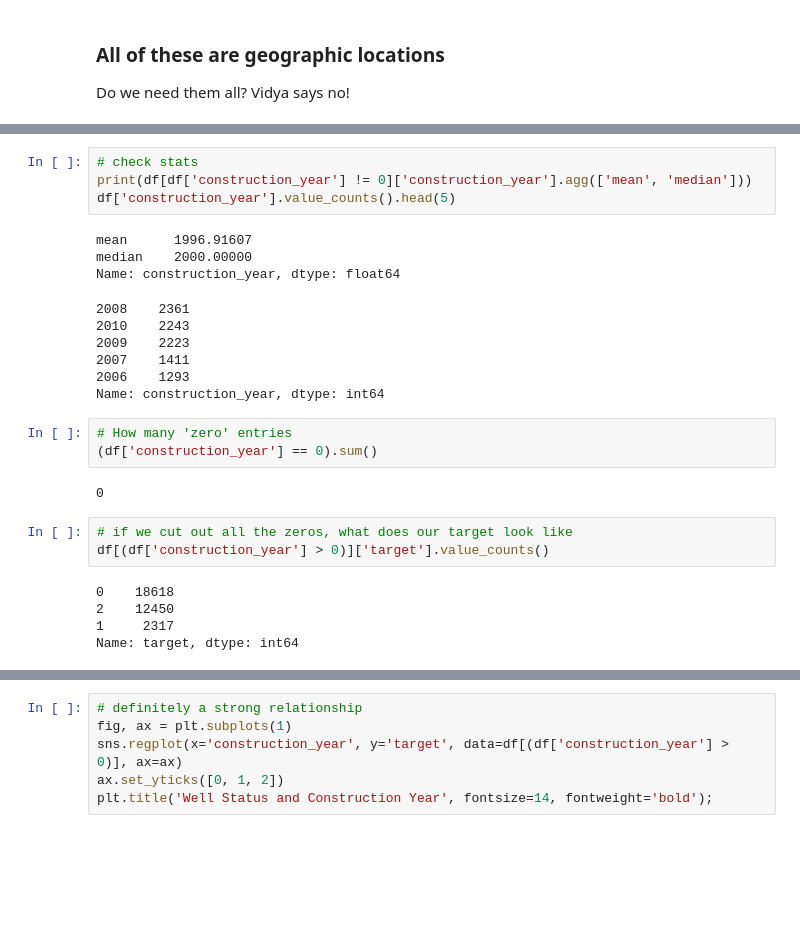
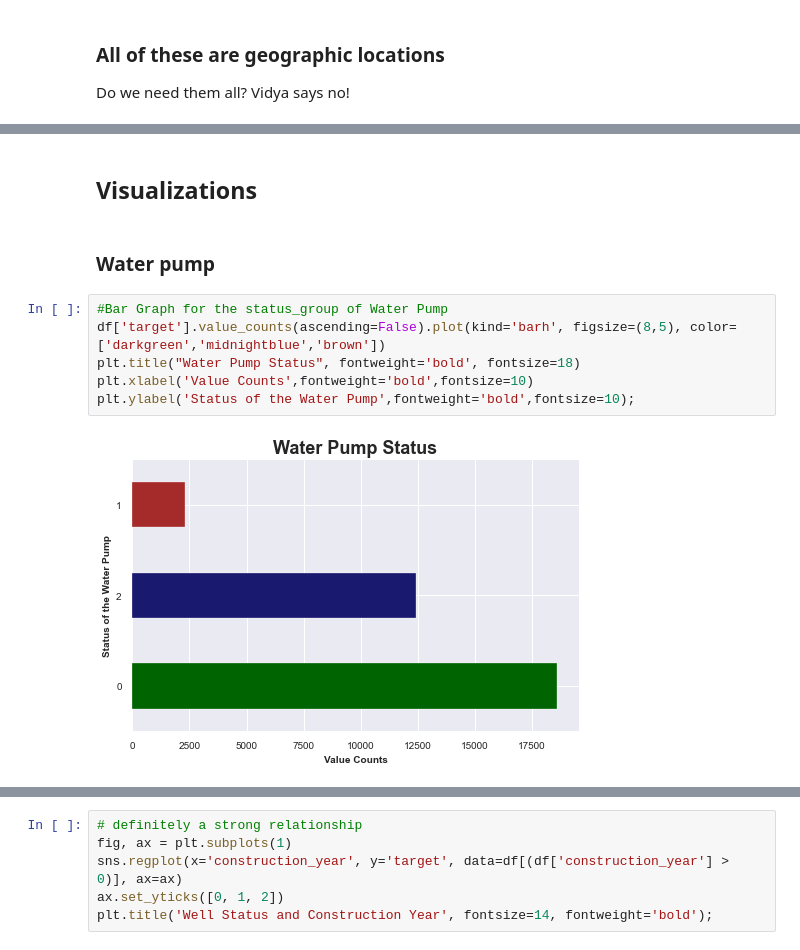
Before and after one commit to jneums/tanzania, a Jupyter notebook: notebooks/eda.ipynb, the cells around one changed output, grey strips where cells are left out. Drawn from its saved outputs; the diff is of its cells as text; blank space fills up the shorter version.

```diff
--- a/notebooks/eda.ipynb
+++ b/notebooks/eda.ipynb
@@ -61,27 +44,12 @@ How to deal with all the 20,709 missing values?
-# %%
-# check stats
-print(df[df['construction_year'] != 0]['construction_year'].agg(['mean', 'median']))
-df['construction_year'].value_counts().head(5)
-# %% [output]
-mean      1996.91607
-median    2000.00000
-Name: construction_year, dtype: float64
-2008    2361
-2010    2243
-2009    2223
-2007    1411
-2006    1293
-Name: construction_year, dtype: int64
-# %%
-# How many 'zero' entries
-(df['construction_year'] == 0).sum()
-# %% [output]
-0
-# %%
-# if we cut out all the zeros, what does our target look like
-df[(df['construction_year'] > 0)]['target'].value_counts()
-# %% [output]
-0    18618
-2    12450
-1     2317
-Name: target, dtype: int64
+# %% [markdown]
+## Visualizations
+# %% [markdown]
+### Water pump
+# %%
+#Bar Graph for the status_group of Water Pump
+df['target'].value_counts(ascending=False).plot(kind='barh', figsize=(8,5), color=['darkgreen','midnightblue','brown'])
+plt.title("Water Pump Status", fontweight='bold', fontsize=18)
+plt.xlabel('Value Counts',fontweight='bold',fontsize=10)
+plt.ylabel('Status of the Water Pump',fontweight='bold',fontsize=10);
+# %% [output]
+[figure, added]
```
Also changed, not shown: parts of 11 cells of this notebook, 5 other files.
